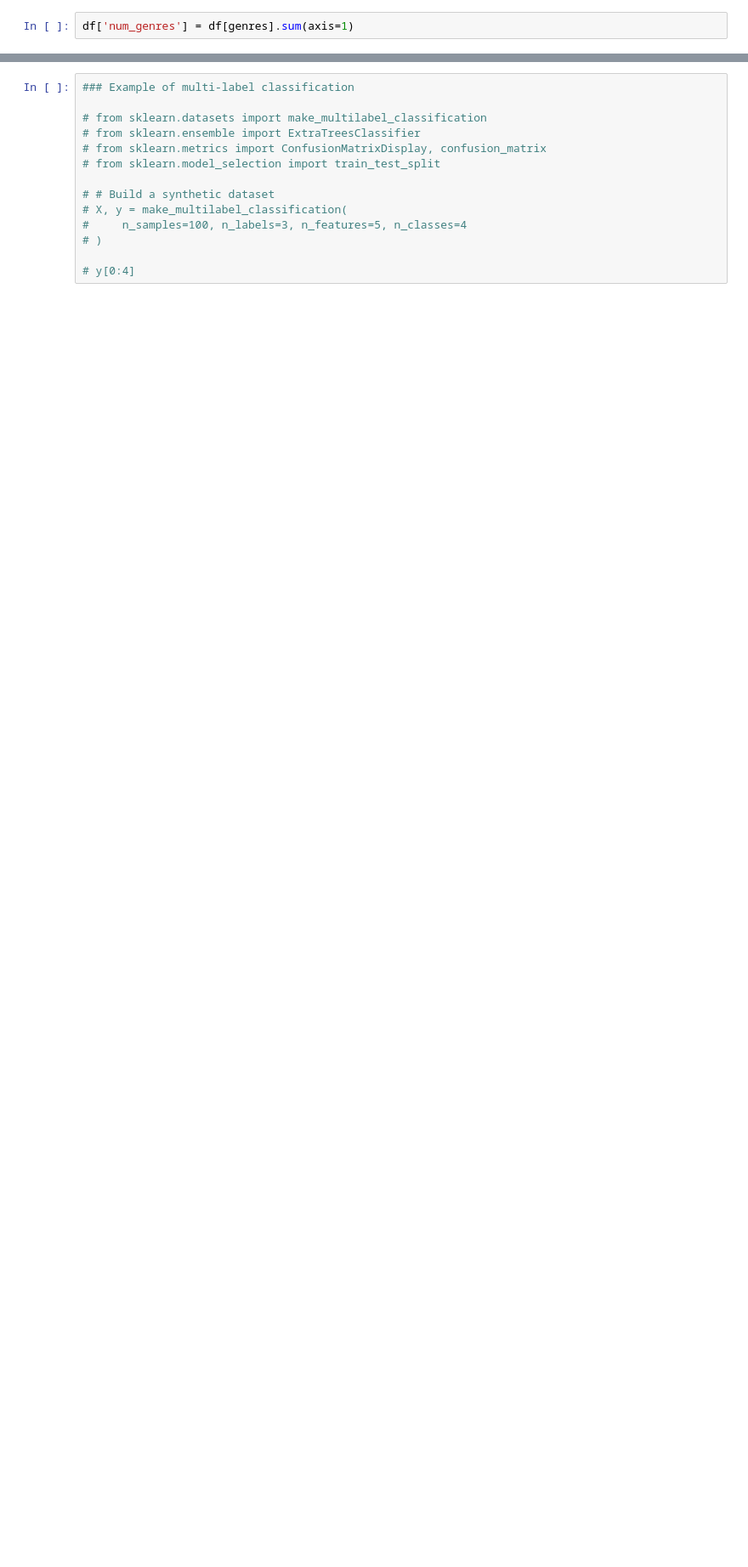
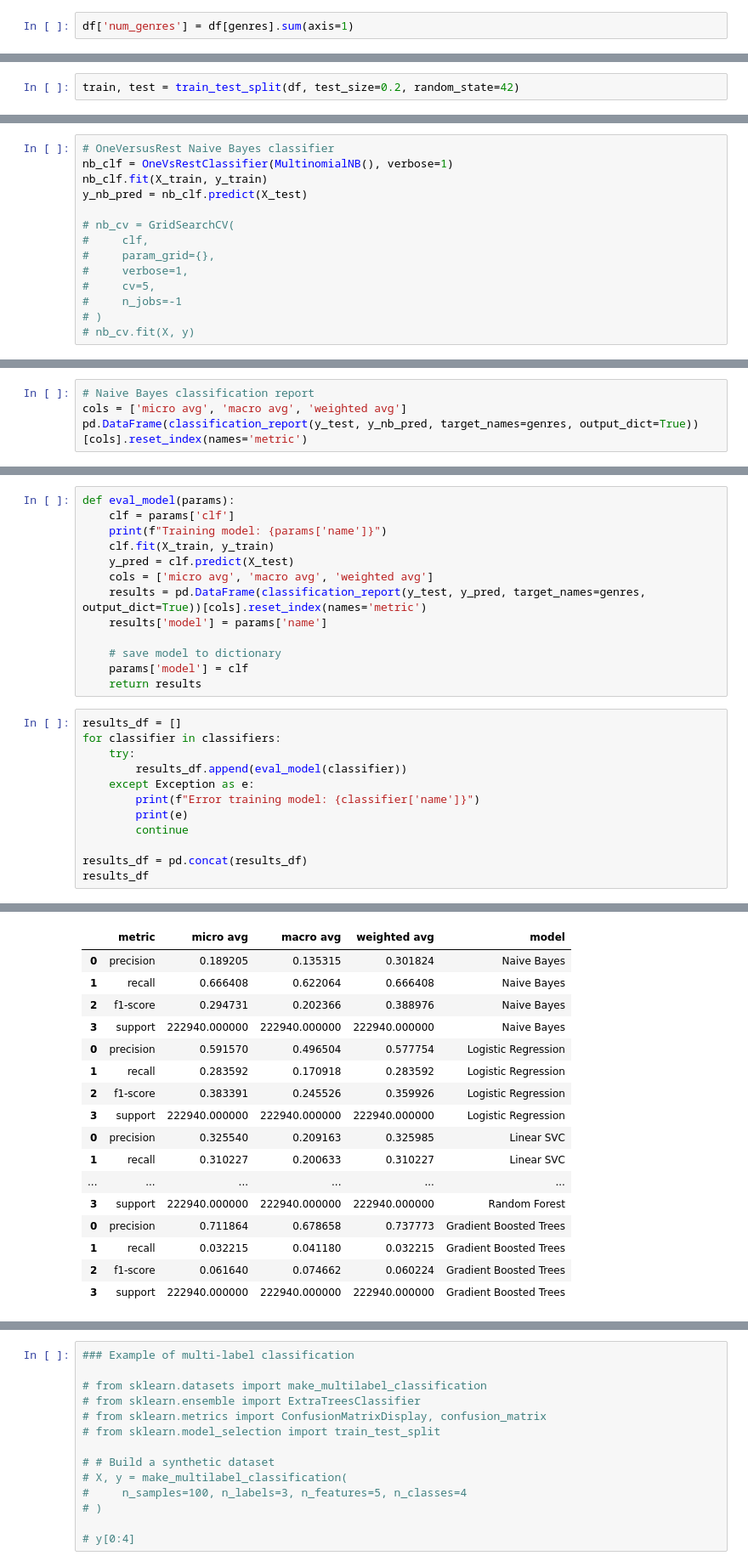
Before and after one commit to edwardpk94/movie_genres, a Jupyter notebook: model/eda.ipynb, the cells around one changed output, grey strips where cells are left out. Shown at 85% size. Saved outputs shown, nothing was run; the diff lists cells and outputs as text; blank space fills up the shorter version.

Commit message:
Adding end-to-end draft model in notebook

```diff
--- a/model/eda.ipynb
+++ b/model/eda.ipynb
@@ -326,0 +530,2 @@ df['num_genres'].value_counts().plot(
+# %%
+train, test = train_test_split(df, test_size=0.2, random_state=42)
@@ -326,0 +543,14 @@ df['num_genres'].value_counts().plot(
+# %%
+# OneVersusRest Naive Bayes classifier
+nb_clf = OneVsRestClassifier(MultinomialNB(), verbose=1)
+nb_clf.fit(X_train, y_train)
+y_nb_pred = nb_clf.predict(X_test)
+
+# nb_cv = GridSearchCV(
+#     clf,
+#     param_grid={},
+#     verbose=1,
+#     cv=5,
+#     n_jobs=-1
+# )
+# nb_cv.fit(X, y)
@@ -326,0 +569,4 @@ df['num_genres'].value_counts().plot(
+# %%
+# Naive Bayes classification report
+cols = ['micro avg', 'macro avg', 'weighted avg']
+pd.DataFrame(classification_report(y_test, y_nb_pred, target_names=genres, output_dict=True))[cols].reset_index(names='metric')
@@ -326,0 +612,26 @@ df['num_genres'].value_counts().plot(
+# %%
+def eval_model(params):
+    clf = params['clf']
+    print(f"Training model: {params['name']}")
+    clf.fit(X_train, y_train)
+    y_pred = clf.predict(X_test)
+    cols = ['micro avg', 'macro avg', 'weighted avg']
+    results = pd.DataFrame(classification_report(y_test, y_pred, target_names=genres, output_dict=True))[cols].reset_index(names='metric')
+    results['model'] = params['name']
+
+    # save model to dictionary
+    params['model'] = clf
+    return results
+# %%
+results_df = []
+for classifier in classifiers:
+    try:
+        results_df.append(eval_model(classifier))
+    except Exception as e:
+        print(f"Error training model: {classifier['name']}")
+        print(e)
+        continue
+
+results_df = pd.concat(results_df)
+results_df
+# %% [output]
@@ -326,0 +665,17 @@ df['num_genres'].value_counts().plot(
+|  | metric | micro avg | macro avg | weighted avg | model |
+| 0 | precision | 0.189205 | 0.135315 | 0.301824 | Naive Bayes |
+| 1 | recall | 0.666408 | 0.622064 | 0.666408 | Naive Bayes |
+| 2 | f1-score | 0.294731 | 0.202366 | 0.388976 | Naive Bayes |
+| 3 | support | 222940.000000 | 222940.000000 | 222940.000000 | Naive Bayes |
+| 0 | precision | 0.591570 | 0.496504 | 0.577754 | Logistic Regression |
+| 1 | recall | 0.283592 | 0.170918 | 0.283592 | Logistic Regression |
+| 2 | f1-score | 0.383391 | 0.245526 | 0.359926 | Logistic Regression |
+| 3 | support | 222940.000000 | 222940.000000 | 222940.000000 | Logistic Regression |
+| 0 | precision | 0.325540 | 0.209163 | 0.325985 | Linear SVC |
+| 1 | recall | 0.310227 | 0.200633 | 0.310227 | Linear SVC |
+| ... | ... | ... | ... | ... | ... |
+| 3 | support | 222940.000000 | 222940.000000 | 222940.000000 | Random Forest |
+| 0 | precision | 0.711864 | 0.678658 | 0.737773 | Gradient Boosted Trees |
+| 1 | recall | 0.032215 | 0.041180 | 0.032215 | Gradient Boosted Trees |
+| 2 | f1-score | 0.061640 | 0.074662 | 0.060224 | Gradient Boosted Trees |
+| 3 | support | 222940.000000 | 222940.000000 | 222940.000000 | Gradient Boosted Trees |
```
Also changed, not shown: parts of 29 cells of this notebook, 2 other files.
